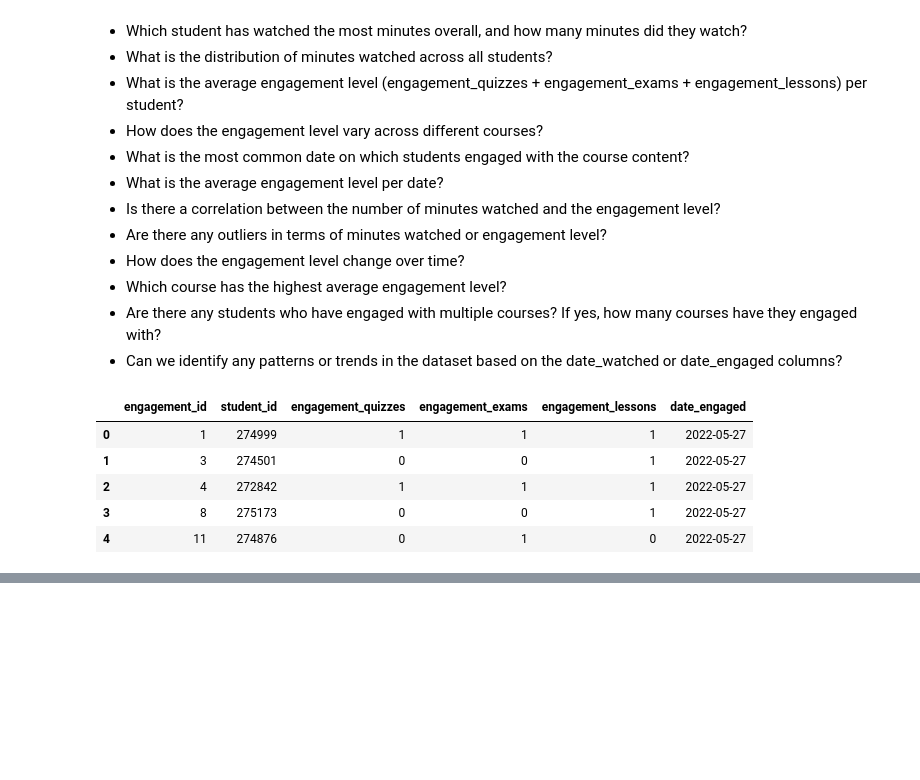
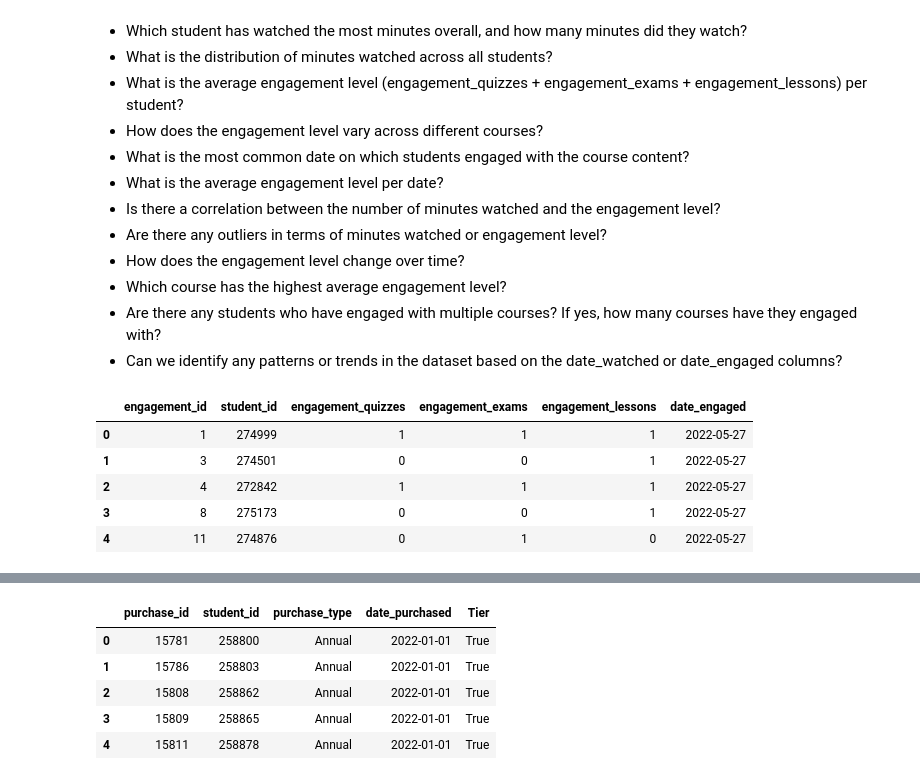
Before and after one commit to AryehRotberg/365-Learning-Data-Challenge, a Jupyter notebook: notebook/EDA.ipynb, the cells around one changed output, grey strips where cells are left out. Cells and saved outputs as stored; diff of their text form; code cells hidden in the pictures; blank space fills up the shorter version.

```diff
--- a/notebook/EDA.ipynb
+++ b/notebook/EDA.ipynb
@@ -216,0 +236,11 @@ temp_engagement.groupby('student_id')['engagement_level'].mean().reset_index()
+# %%
+temp_purchase = student_purchases_df.copy()
+temp_purchase['Tier'] = temp_purchase.student_id.apply(lambda id : is_paid_tier(id))
+temp_purchase.head()
+# %% [output]
+|  | purchase_id | student_id | purchase_type | date_purchased | Tier |
+| 0 | 15781 | 258800 | Annual | 2022-01-01 | True |
+| 1 | 15786 | 258803 | Annual | 2022-01-01 | True |
+| 2 | 15808 | 258862 | Annual | 2022-01-01 | True |
+| 3 | 15809 | 258865 | Annual | 2022-01-01 | True |
+| 4 | 15811 | 258878 | Annual | 2022-01-01 | True |
```
Also changed, not shown: parts of 8 cells of this notebook, 1 other file.
